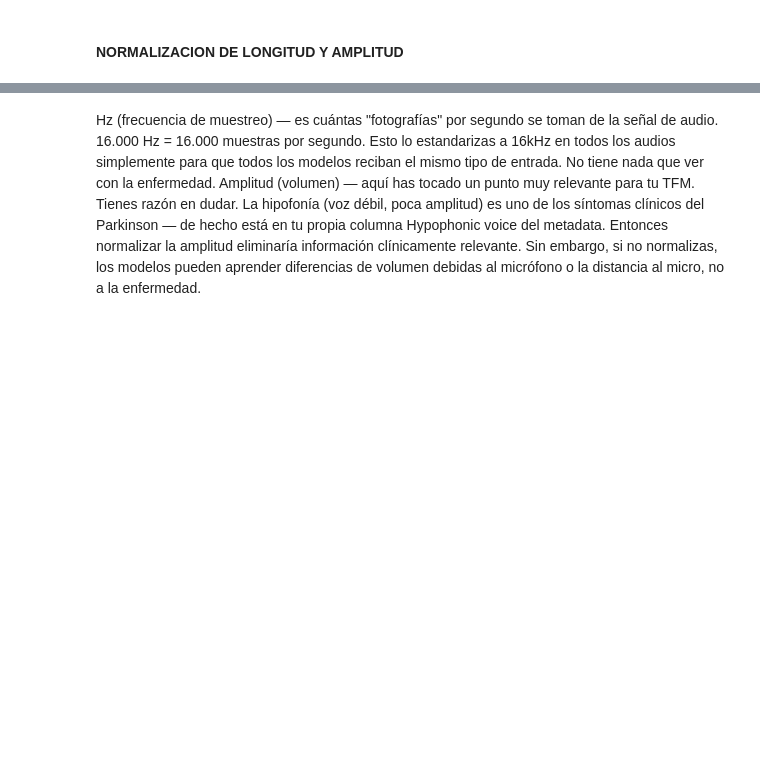
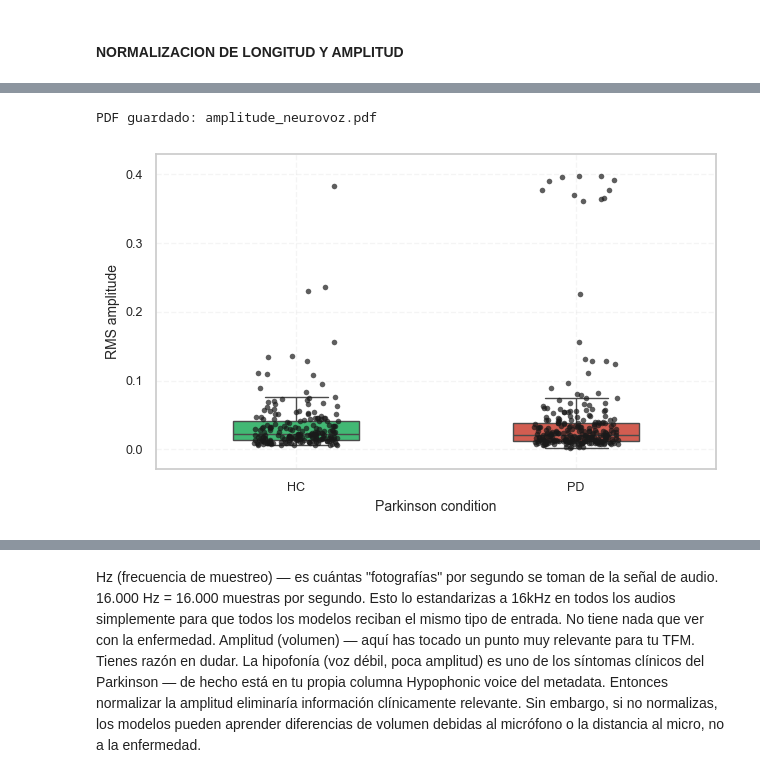
Before and after one commit to Juliahquintas/TFM-Data-Science, a Jupyter notebook: src/preprocessing/exploration.ipynb, the cells around one changed output, grey strips where cells are left out. Cells and saved outputs as stored; diff of their text form; code cells hidden in the pictures; blank space fills up the shorter version.

```diff
--- a/src/preprocessing/exploration.ipynb
+++ b/src/preprocessing/exploration.ipynb
@@ -1098,0 +1096,78 @@ plt.show()
+# %%
+import scipy.stats as stats
+
+# === ANÁLISIS DE AMPLITUD POR DATASET ===
+print("🔍 Comparando Amplitud Media entre HC y PD por dataset")
+
+summary_rows = []
+for dataset, df_set in [('NeuroVoz', df_nv), ('PC-GITA', df_pg)]:
+    hc_vals = df_set.loc[df_set['Label'] == 'HC', 'Amplitud Media']
+    pd_vals = df_set.loc[df_set['Label'] == 'PD', 'Amplitud Media']
+    n_hc, n_pd = len(hc_vals), len(pd_vals)
+
+    if n_hc > 0 and n_pd > 0:
+        t_stat, p_t = stats.ttest_ind(hc_vals, pd_vals, equal_var=False)
+        significant = 'Sí' if p_t < 0.05 else 'No'
+        mean_hc, mean_pd = hc_vals.mean(), pd_vals.mean()
+        med_hc, med_pd = hc_vals.median(), pd_vals.median()
+    else:
+        t_stat, p_t = np.nan, np.nan
+        significant = 'N/A'
+        mean_hc = mean_pd = med_hc = med_pd = np.nan
+
+    summary_rows.append({
+        'Dataset': dataset,
+        'N HC': n_hc,
+        'N PD': n_pd,
+        'HC media': mean_hc,
+        'PD media': mean_pd,
+        'HC mediana': med_hc,
+        'PD mediana': med_pd,
+        't-stat': t_stat,
+        'p-value': p_t,
+        'p < 0.05': significant
+    })
+
+summary_table = pd.DataFrame(summary_rows)
+summary_table = summary_table[['Dataset', 'N HC', 'N PD', 'HC media', 'PD media', 'HC mediana', 'PD mediana', 't-stat', 'p-value', 'p < 0.05']]
+
+display(HTML('<h3>Resumen estadístico de amplitud por dataset</h3>'))
+display(summary_table.style.format({
+    'HC media': '{:.6f}',
+    'PD media': '{:.6f}',
+    'HC mediana': '{:.6f}',
+    'PD mediana': '{:.6f}',
+    't-stat': '{:.4f}',
+    'p-value': '{:.4f}'
+}))
+display(HTML('<p><b>Criterio t-test:</b> p < 0.05 indica diferencia estadísticamente significativa entre HC y PD.</p>'))
+
+# Configura aquí el tamaño de las figuras para las gráficas de amplitud
+FIG_SIZE_WIDTH = 6.5
+FIG_SIZE_HEIGHT = 4
+
+for dataset, df_set in [('NeuroVoz', df_nv), ('PC-GITA', df_pg)]:
+    df_plot = df_set.copy()
+    df_plot['Label'] = pd.Categorical(df_plot['Label'], categories=['HC', 'PD'])
+
+    fig, ax = plt.subplots(figsize=(FIG_SIZE_WIDTH, FIG_SIZE_HEIGHT))
+    sns.boxplot(data=df_plot, x='Label', y='Amplitud Media', ax=ax, palette=paleta, order=['HC', 'PD'], width=0.45, showfliers=False)
+    sns.stripplot(data=df_plot, x='Label', y='Amplitud Media', ax=ax, color='k', size=4, jitter=0.15, alpha=0.7, order=['HC', 'PD'])
+
+    ax.set_ylabel('RMS amplitude', fontsize=10)
+    ax.set_xlabel('Parkinson condition', fontsize=10)
+    ax.tick_params(labelsize=9)
+    ax.grid(alpha=0.2, linestyle='--')
+
+    values = df_plot['Amplitud Media'].dropna()
+    if len(values) > 0:
+        vmin, vmax = values.min(), values.max()
+        padding = max((vmax - vmin) * 0.08, 0.00001)
+        ax.set_ylim(vmin - padding, vmax + padding)
+
+    plt.tight_layout(pad=1.2)
+    filename = f'amplitude_{dataset.lower().replace("-", "_")}.pdf'
+    fig.savefig(filename, format='pdf', bbox_inches='tight')
+    print(f'PDF guardado: {filename}')
+    plt.show()
+# %% [output]
@@ -1098,0 +1180,2 @@ plt.show()
+PDF guardado: amplitude_neurovoz.pdf
+[figure, added]
```
Also changed, not shown: parts of 4 cells of this notebook, 45 other files.
